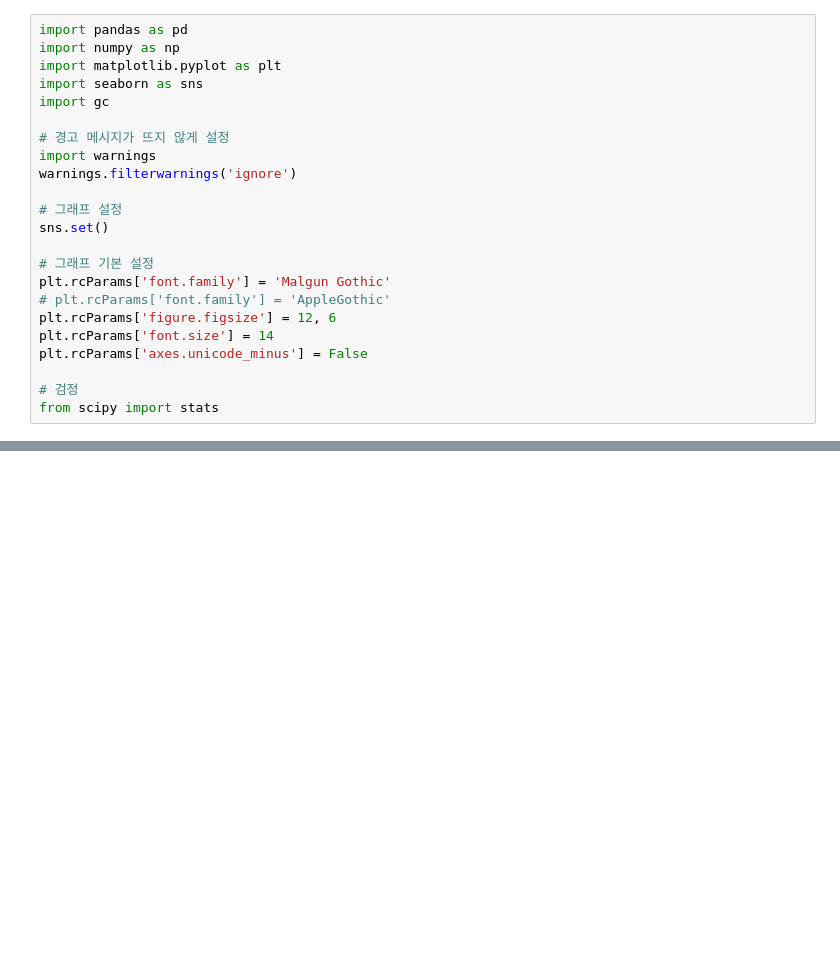
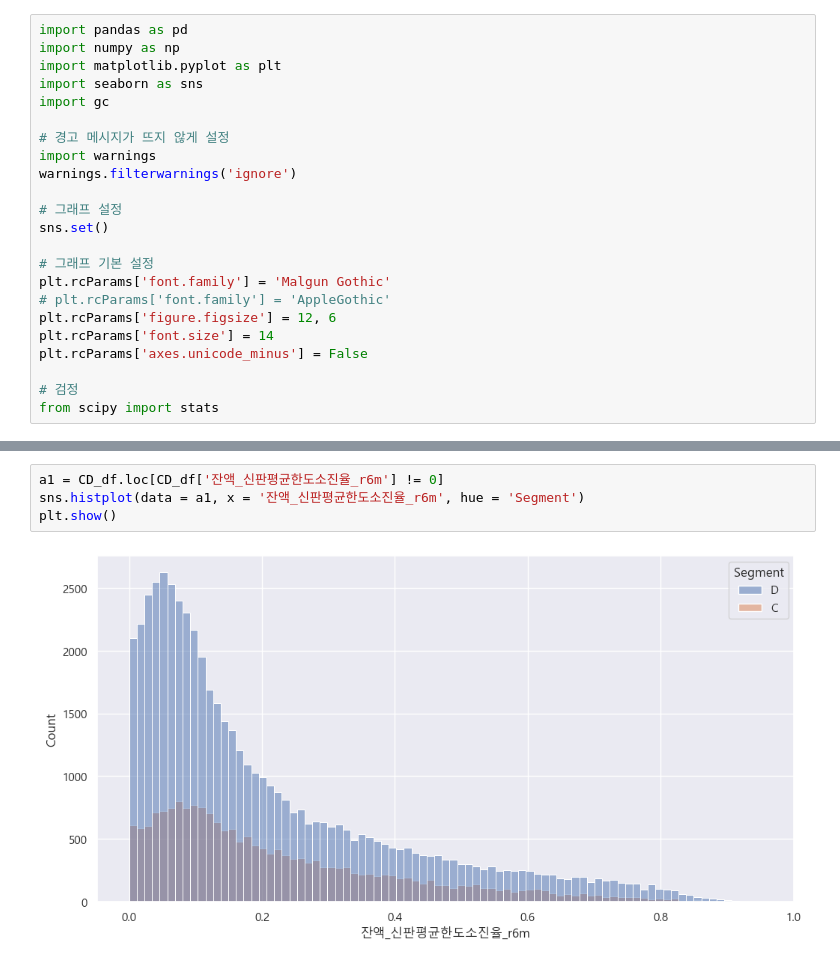
Before and after one commit to Rungky/FinalProject, a Jupyter notebook: src/강창휘/성과정보EDA.ipynb, the cells around one changed output, grey strips where cells are left out. Drawn from its saved outputs; the diff is of its cells as text; blank space fills up the shorter version.

```diff
--- a/src/강창휘/성과정보EDA.ipynb
+++ b/src/강창휘/성과정보EDA.ipynb
@@ -28,0 +161,6 @@ KeyError: '카드론동의여부'
+# %%
+a1 = CD_df.loc[CD_df['잔액_신판평균한도소진율_r6m'] != 0]
+sns.histplot(data = a1, x = '잔액_신판평균한도소진율_r6m', hue = 'Segment')
+plt.show()
+# %% [output]
+[figure, added]
```
Also changed, not shown: parts of 28 cells of this notebook, 8 other files.
